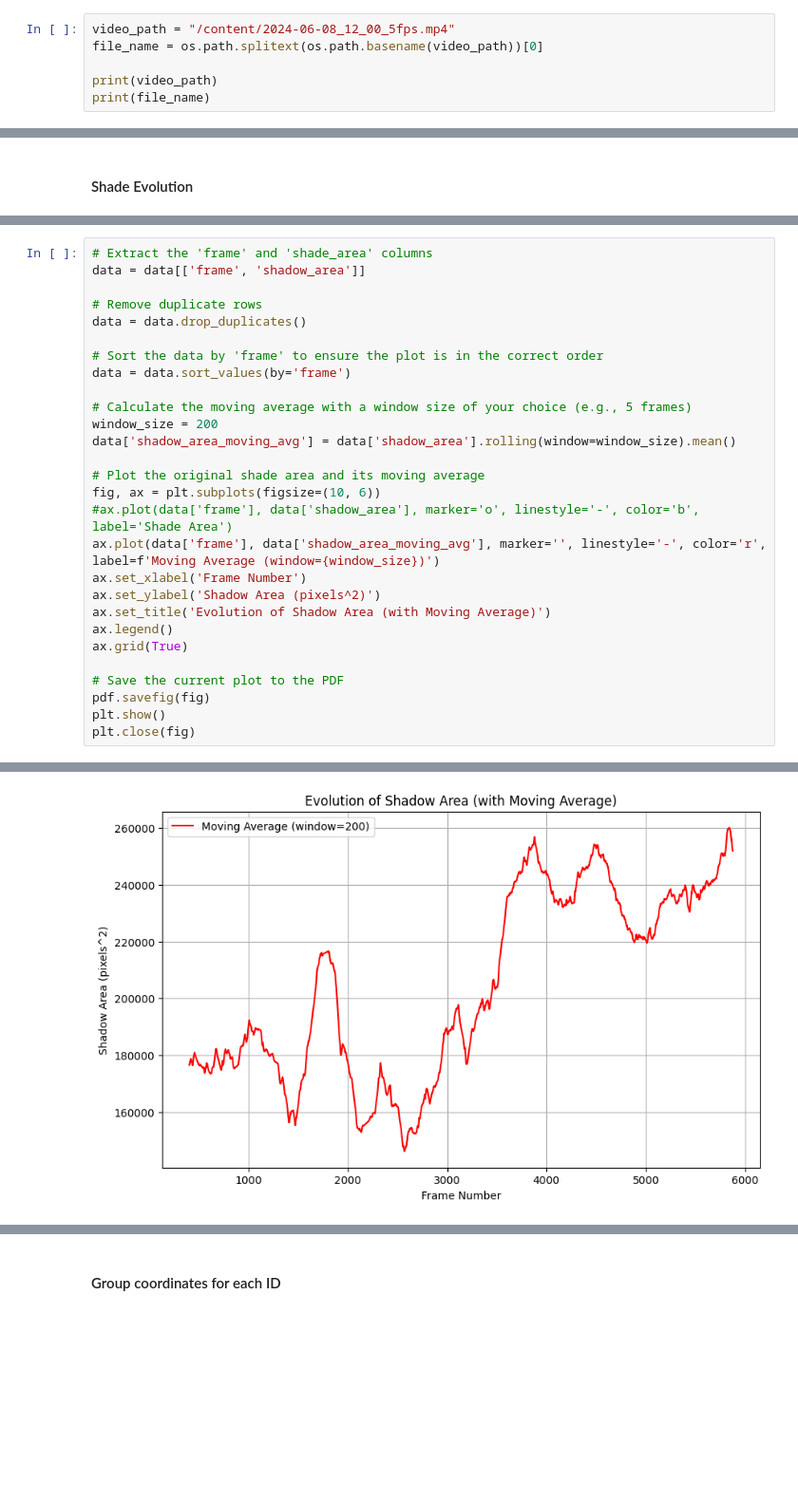
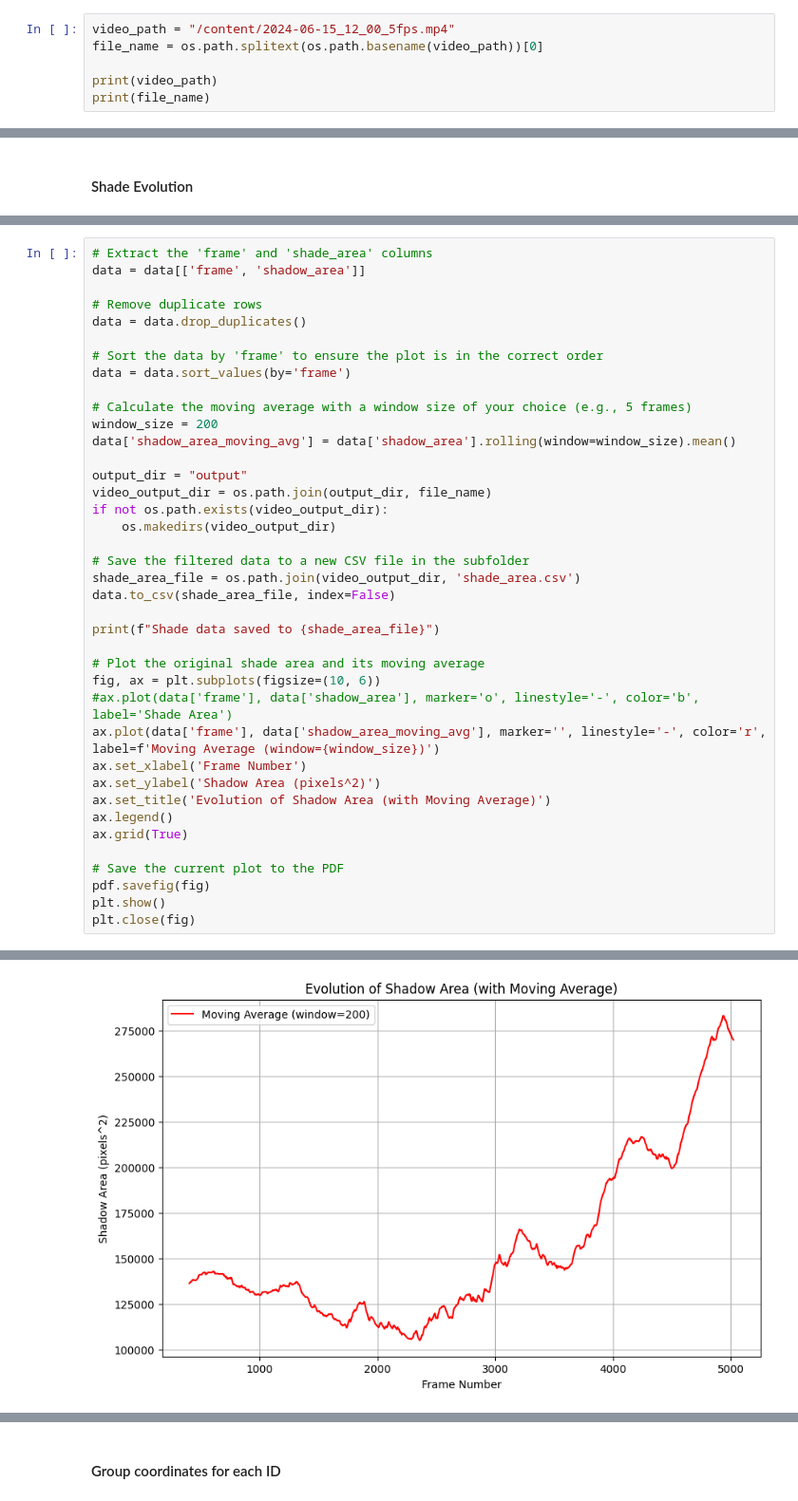
Before and after one commit to wendycao411/Pedestrian_Tracking, a Jupyter notebook: Pedestrian_Tracking.ipynb, the cells around one changed output, grey strips where cells are left out. Shown at 95% size. Saved outputs shown, nothing was run; the diff lists cells and outputs as text; blank space fills up the shorter version.

```diff
--- a/Pedestrian_Tracking.ipynb
+++ b/Pedestrian_Tracking.ipynb
@@ -190,5 +190,5 @@ Input #0, mov,mp4,m4a,3gp,3g2,mj2, from '/content/2024-06-08_12_00.mp4':
 # %%
-video_path = "/content/2024-06-08_12_00_5fps.mp4"
+video_path = "/content/2024-06-15_12_00_5fps.mp4"
 file_name = os.path.splitext(os.path.basename(video_path))[0]
 
 print(video_path)
@@ -606,6 +606,17 @@ data = data.sort_values(by='frame')
 # Calculate the moving average with a window size of your choice (e.g., 5 frames)
 window_size = 200
 data['shadow_area_moving_avg'] = data['shadow_area'].rolling(window=window_size).mean()
+
+output_dir = "output"
+video_output_dir = os.path.join(output_dir, file_name)
+if not os.path.exists(video_output_dir):
+    os.makedirs(video_output_dir)
+
+# Save the filtered data to a new CSV file in the subfolder
+shade_area_file = os.path.join(video_output_dir, 'shade_area.csv')
+data.to_csv(shade_area_file, index=False)
+
+print(f"Shade data saved to {shade_area_file}")
 
 # Plot the original shade area and its moving average
 fig, ax = plt.subplots(figsize=(10, 6))
@@ -625,4 +637,4 @@ plt.close(fig)
-[figure, old version]
+[figure, new version]
 # %%
 # Calculate the ratio of people in shade vs. out of shade
 df['ratio_in_vs_out'] = df['in_shadow'] / df['out_shadow']
```
Also changed, not shown: parts of 28 cells of this notebook.
